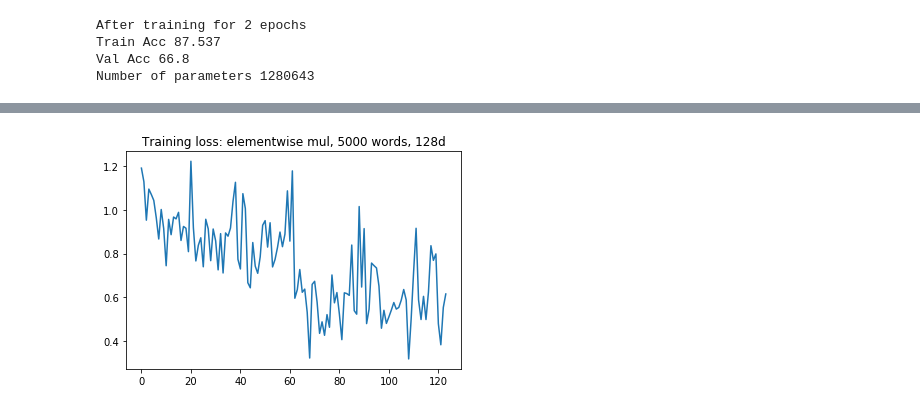
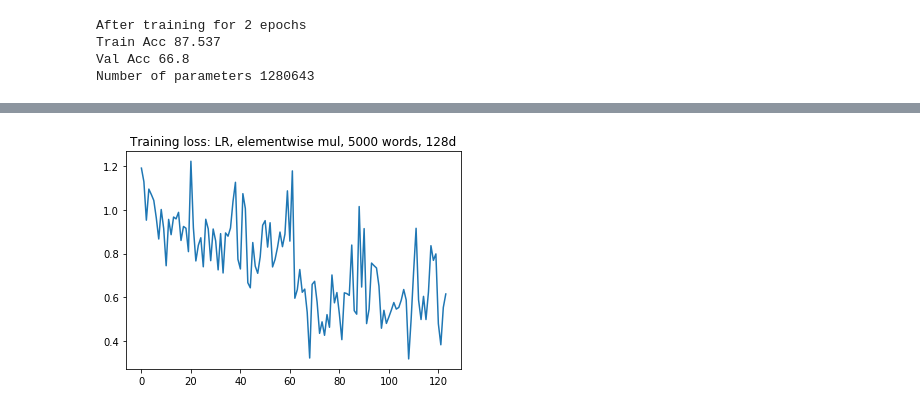
Before and after one commit to jiangzian96/NLP_DS1011, a Jupyter notebook: BagOfWordsNLI/SNLI_elemut_Adam_10000_128.ipynb, the cells around one changed output, grey strips where cells are left out. Saved outputs shown, nothing was run; the diff lists cells and outputs as text; code cells hidden in the pictures.

```diff
--- a/BagOfWordsNLI/SNLI_elemut_Adam_10000_128.ipynb
+++ b/BagOfWordsNLI/SNLI_elemut_Adam_10000_128.ipynb
@@ -488,5 +488,5 @@ import matplotlib.pyplot as plt
 # %%
 x = np.arange(len(train_loss_graph))
 plt.plot(x, train_loss_graph)
-plt.title("Training loss: elementwise mul, 5000 words, 128d")
+plt.title("Training loss: LR, elementwise mul, 5000 words, 128d")
 # %% [output]
@@ -494,4 +494,4 @@ Text(0.5, 1.0, 'Training loss: elementwise mul, 5000 words, 128d')
-[figure, old version]
+[figure, new version]
 # %%
 x = np.arange(len(val_acc_graph))
 plt.plot(x, val_acc_graph)
```
Also changed, not shown: parts of 2 cells of this notebook, 11 other files.
